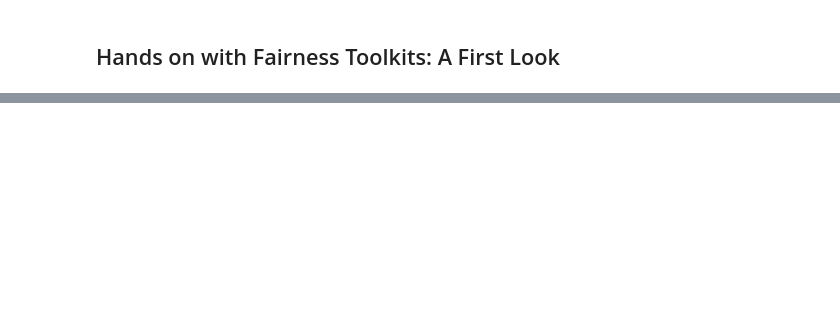
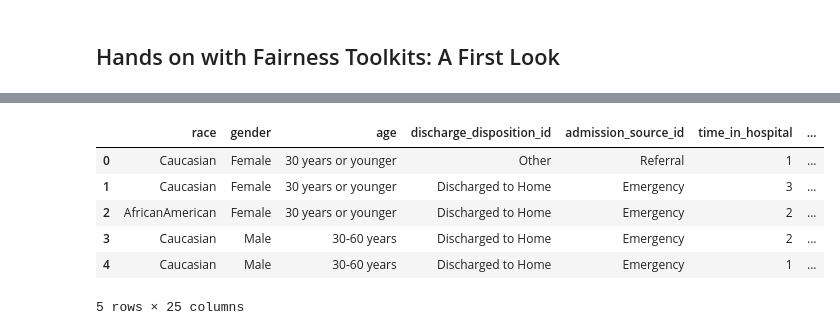
Before and after one commit to tariqking/aist, a Jupyter notebook: notebooks/Fairness.ipynb, the cells around one changed output, grey strips where cells are left out. Cells and saved outputs as stored; diff of their text form; code cells hidden in the pictures; blank space fills up the shorter version.

```diff
--- a/notebooks/Fairness.ipynb
+++ b/notebooks/Fairness.ipynb
@@ -45,0 +85,23 @@ The steps in AI fairness assessment are:
+# %%
+# Data Processing: numpy, pandas, scikit-learn
+
+import numpy as np
+import pandas as pd
+pd.set_option("display.float_format", "{:.3f}".format)
+
+from sklearn.linear_model import LogisticRegression
+from sklearn.model_selection import train_test_split
+from sklearn.preprocessing import StandardScaler
+from sklearn.pipeline import Pipeline
+from sklearn.utils import Bunch
+from sklearn.metrics import (
+    balanced_accuracy_score,
+    roc_auc_score,
+    accuracy_score,
+    recall_score,
+    confusion_matrix,
+    roc_auc_score,
+    roc_curve,
+    plot_roc_curve)
+from sklearn import set_config
+set_config(display="diagram")
@@ -45,0 +137,11 @@ The steps in AI fairness assessment are:
+# %%
+df = pd.read_csv("https://raw.githubusercontent.com/fairlearn/talks/main/2021_scipy_tutorial/data/diabetic_preprocessed.csv")
+df.head()
+# %% [output]
+|  | race | gender | age | discharge_disposition_id | admission_source_id | time_in_hospital | ... |
+| 0 | Caucasian | Female | 30 years or younger | Other | Referral | 1 | ... |
+| 1 | Caucasian | Female | 30 years or younger | Discharged to Home | Emergency | 3 | ... |
+| 2 | AfricanAmerican | Female | 30 years or younger | Discharged to Home | Emergency | 2 | ... |
+| 3 | Caucasian | Male | 30-60 years | Discharged to Home | Emergency | 2 | ... |
+| 4 | Caucasian | Male | 30-60 years | Discharged to Home | Emergency | 1 | ... |
+5 rows × 25 columns
```
Also changed, not shown: parts of 29 cells of this notebook.
